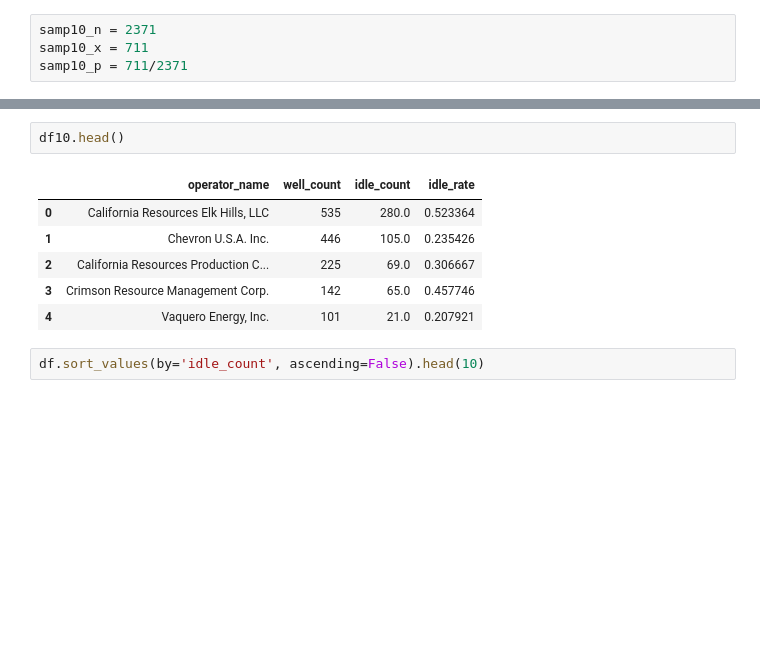
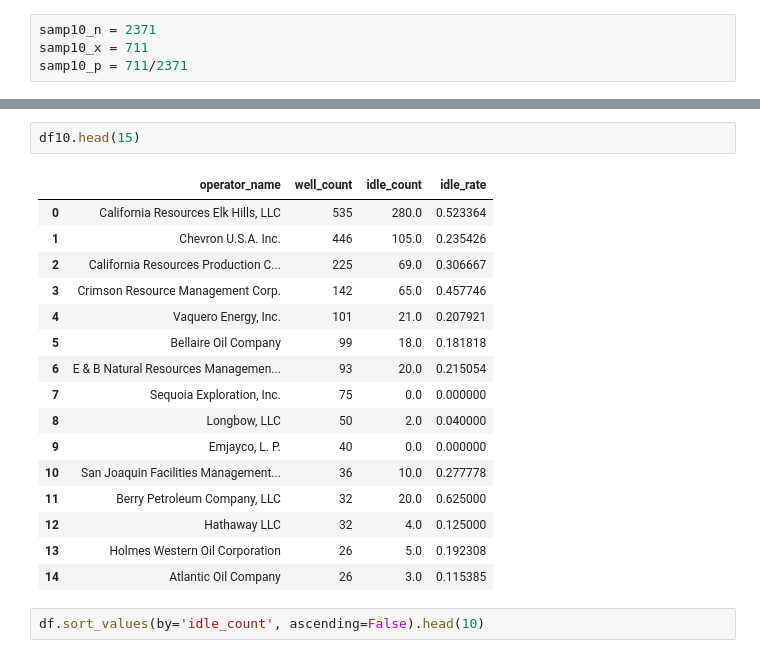
Before and after one commit to t-phill/data-doggr, a Jupyter notebook: testing.ipynb, the cells around one changed output, grey strips where cells are left out. Drawn from its saved outputs; the diff is of its cells as text; blank space fills up the shorter version.

```diff
--- a/testing.ipynb
+++ b/testing.ipynb
@@ -116,12 +147,22 @@ df.head()
 # %%
-df10.head()
+df10.head(15)
 # %% [output]
 |  | operator_name | well_count | idle_count | idle_rate |
 | 0 | California Resources Elk Hills, LLC | 535 | 280.0 | 0.523364 |
 | 1 | Chevron U.S.A. Inc. | 446 | 105.0 | 0.235426 |
 | 2 | California Resources Production C... | 225 | 69.0 | 0.306667 |
 | 3 | Crimson Resource Management Corp. | 142 | 65.0 | 0.457746 |
 | 4 | Vaquero Energy, Inc. | 101 | 21.0 | 0.207921 |
+| 5 | Bellaire Oil Company | 99 | 18.0 | 0.181818 |
+| 6 | E & B Natural Resources Managemen... | 93 | 20.0 | 0.215054 |
+| 7 | Sequoia Exploration, Inc. | 75 | 0.0 | 0.000000 |
+| 8 | Longbow, LLC | 50 | 2.0 | 0.040000 |
+| 9 | Emjayco, L. P. | 40 | 0.0 | 0.000000 |
+| 10 | San Joaquin Facilities Management... | 36 | 10.0 | 0.277778 |
+| 11 | Berry Petroleum Company, LLC | 32 | 20.0 | 0.625000 |
+| 12 | Hathaway LLC | 32 | 4.0 | 0.125000 |
+| 13 | Holmes Western Oil Corporation | 26 | 5.0 | 0.192308 |
+| 14 | Atlantic Oil Company | 26 | 3.0 | 0.115385 |
 # %%
 df.sort_values(by='idle_count', ascending=False).head(10)
 # %% [output]
```
Also changed, not shown: parts of 26 cells of this notebook, 5 other files.
